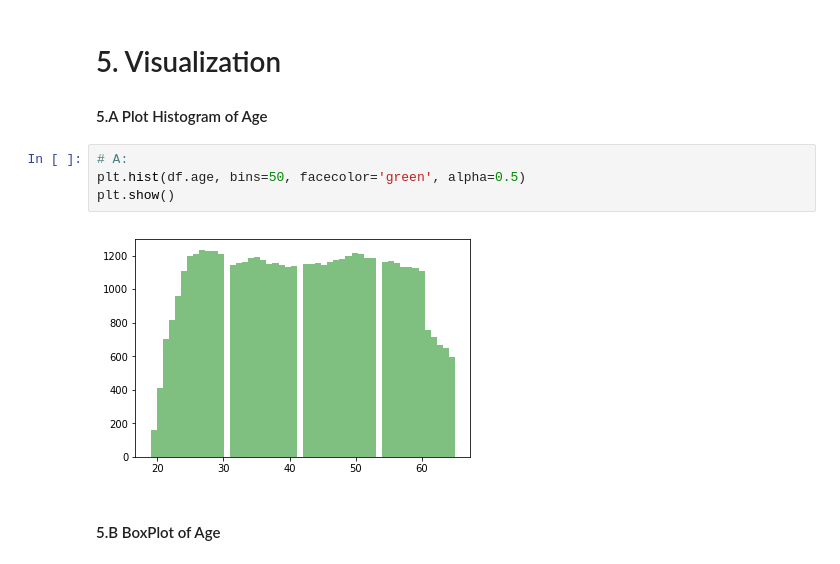
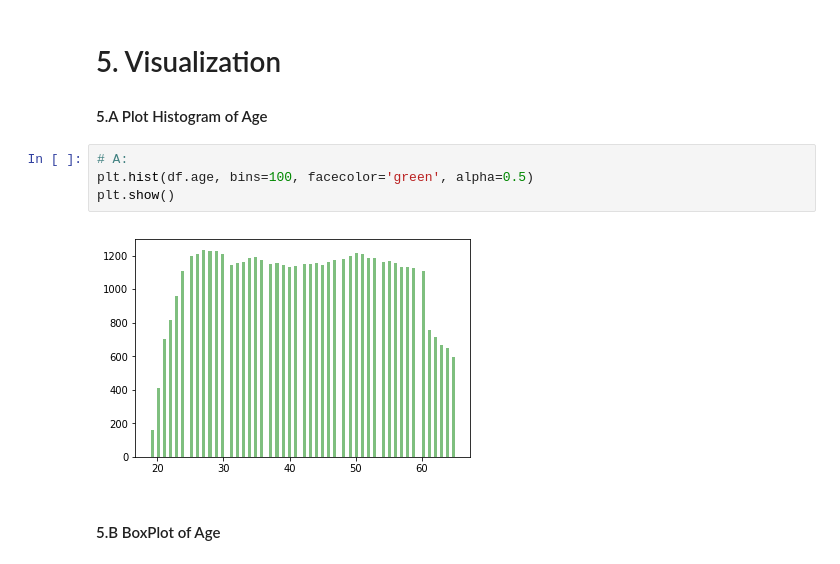
Before and after one commit to Leek03/dsia, a Jupyter notebook: BOB/1.2.2 Pandas Lab.ipynb, the cells around one changed output. Drawn from its saved outputs; the diff is of its cells as text.

```diff
--- a/BOB/1.2.2 Pandas Lab.ipynb
+++ b/BOB/1.2.2 Pandas Lab.ipynb
@@ -441,10 +467,10 @@ dtype: int64
 #### 5.A Plot Histogram of Age
 # %%
 # A:
-plt.hist(df.age, bins=50, facecolor='green', alpha=0.5)
+plt.hist(df.age, bins=100, facecolor='green', alpha=0.5)
 plt.show()
 # %% [output]
-[figure, old version]
+[figure, new version]
 # %% [markdown]
 #### 5.B BoxPlot of Age
 # %%
```
Also changed, not shown: parts of 4 cells of this notebook, 12 other files.
